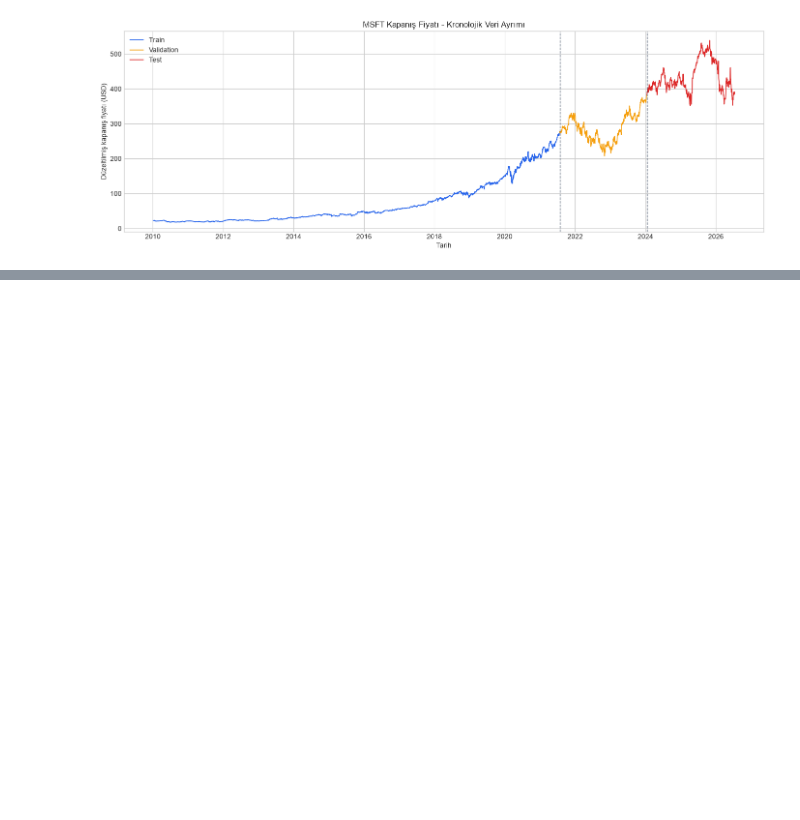
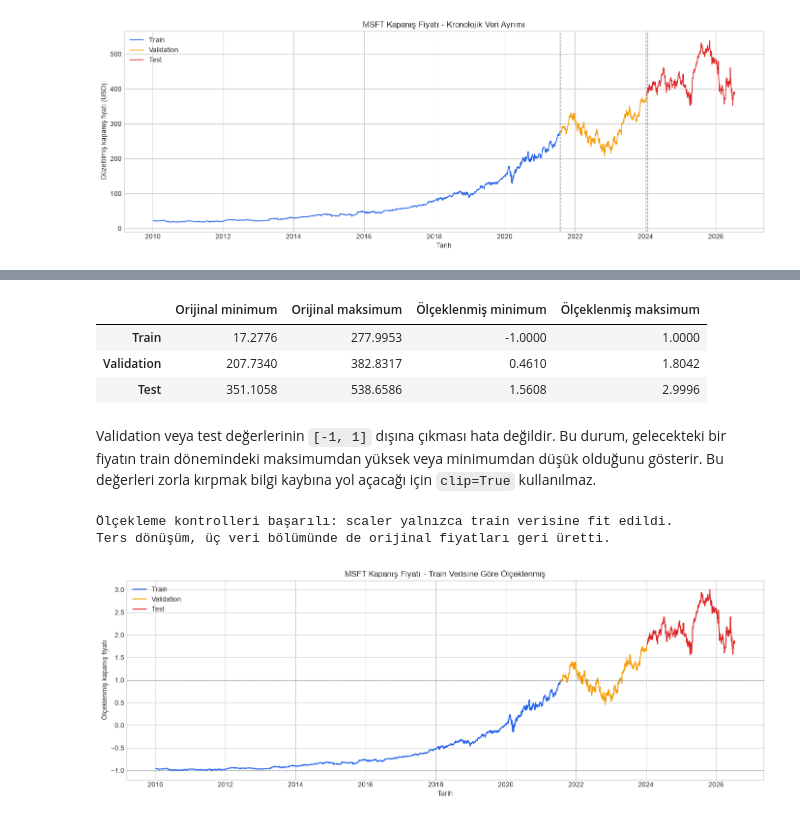
Before and after one commit to bsdburak/MS-Stock-Price-Prediction, a Jupyter notebook: notebooks/02_data_preparation.ipynb, the cells around one changed output, grey strips where cells are left out. Cells and saved outputs as stored; diff of their text form; code cells hidden in the pictures; blank space fills up the shorter version.

```diff
--- a/notebooks/02_data_preparation.ipynb
+++ b/notebooks/02_data_preparation.ipynb
@@ -161 +208,77 @@ plt.show()
+# %%
+scaled_range_summary = pd.DataFrame(
+    {
+        "Orijinal minimum": [
+            train_data["Close"].min(),
+            validation_data["Close"].min(),
+            test_data["Close"].min(),
+        ],
+        "Orijinal maksimum": [
+            train_data["Close"].max(),
+            validation_data["Close"].max(),
+            test_data["Close"].max(),
+        ],
+        "Ölçeklenmiş minimum": [
+            train_scaled["Close_Scaled"].min(),
+            validation_scaled["Close_Scaled"].min(),
+            test_scaled["Close_Scaled"].min(),
+        ],
+        "Ölçeklenmiş maksimum": [
+            train_scaled["Close_Scaled"].max(),
+            validation_scaled["Close_Scaled"].max(),
+            test_scaled["Close_Scaled"].max(),
+        ],
+    },
+    index=["Train", "Validation", "Test"],
+)
+
+scaled_range_summary
+# %% [output]
+|  | Orijinal minimum | Orijinal maksimum | Ölçeklenmiş minimum | Ölçeklenmiş maksimum |
+| Train | 17.2776 | 277.9953 | -1.0000 | 1.0000 |
+| Validation | 207.7340 | 382.8317 | 0.4610 | 1.8042 |
+| Test | 351.1058 | 538.6586 | 1.5608 | 2.9996 |
+# %% [markdown]
+Validation veya test değerlerinin `[-1, 1]` dışına çıkması hata değildir. Bu durum, gelecekteki bir fiyatın train dönemindeki maksimumdan yüksek veya minimumdan düşük olduğunu gösterir. Bu değerleri zorla kırpmak bilgi kaybına yol açacağı için `clip=True` kullanılmaz.
+# %%
+assert scaler.n_samples_seen_ == len(train_data)
+np.testing.assert_allclose(scaler.data_min_, train_data.min().to_numpy())
+np.testing.assert_allclose(scaler.data_max_, train_data.max().to_numpy())
+
+for original, scaled in [
+    (train_data, train_scaled),
+    (validation_data, validation_scaled),
+    (test_data, test_scaled),
+]:
+    assert original.index.equals(scaled.index)
+    reconstructed = scaler.inverse_transform(scaled)
+    np.testing.assert_allclose(reconstructed, original.to_numpy(), rtol=1e-10, atol=1e-10)
+
+print("Ölçekleme kontrolleri başarılı: scaler yalnızca train verisine fit edildi.")
+print("Ters dönüşüm, üç veri bölümünde de orijinal fiyatları geri üretti.")
+# %% [output]
+Ölçekleme kontrolleri başarılı: scaler yalnızca train verisine fit edildi.
+Ters dönüşüm, üç veri bölümünde de orijinal fiyatları geri üretti.
+# %%
+fig, ax = plt.subplots(figsize=(14, 5))
+ax.plot(train_scaled.index, train_scaled["Close_Scaled"], label="Train", color="#2563EB")
+ax.plot(
+    validation_scaled.index,
+    validation_scaled["Close_Scaled"],
+    label="Validation",
+    color="#F59E0B",
+)
+ax.plot(test_scaled.index, test_scaled["Close_Scaled"], label="Test", color="#DC2626")
+ax.axhline(-1, color="#64748B", linestyle="--", linewidth=0.8)
+ax.axhline(1, color="#64748B", linestyle="--", linewidth=0.8)
+ax.set(
+    title="MSFT Kapanış Fiyatı - Train Verisine Göre Ölçeklenmiş",
+    xlabel="Tarih",
+    ylabel="Ölçeklenmiş kapanış fiyatı",
+)
+ax.legend()
+fig.tight_layout()
+plt.show()
+# %% [output]
+[figure, added]
 # %% [markdown]
```
Also changed, not shown: parts of 4 cells of this notebook.
